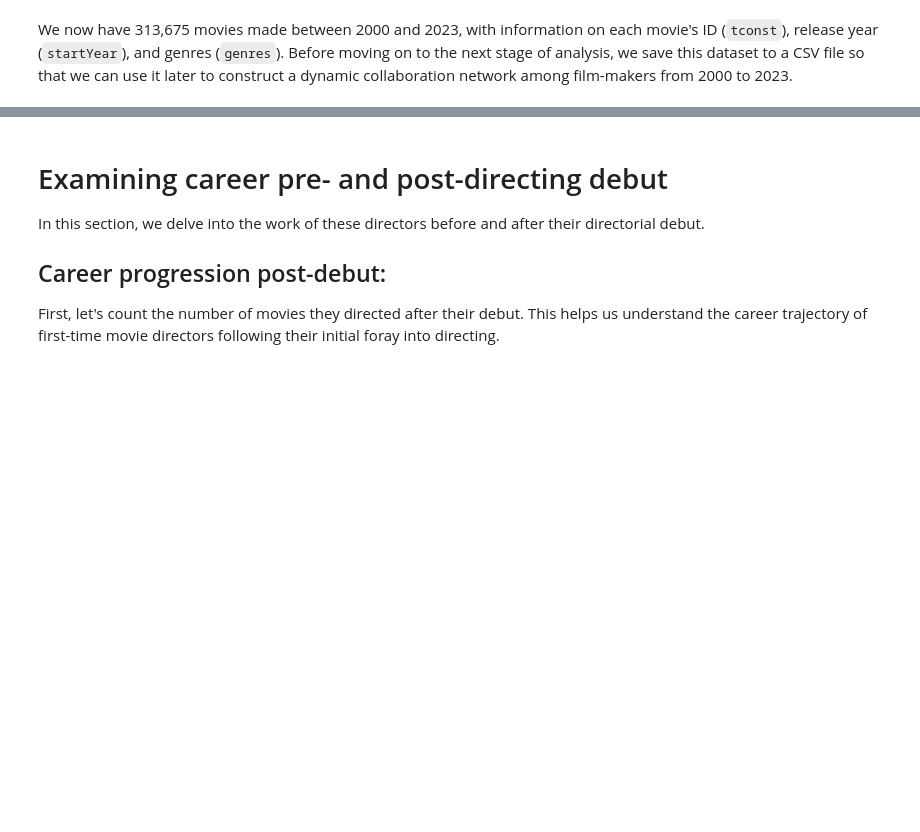
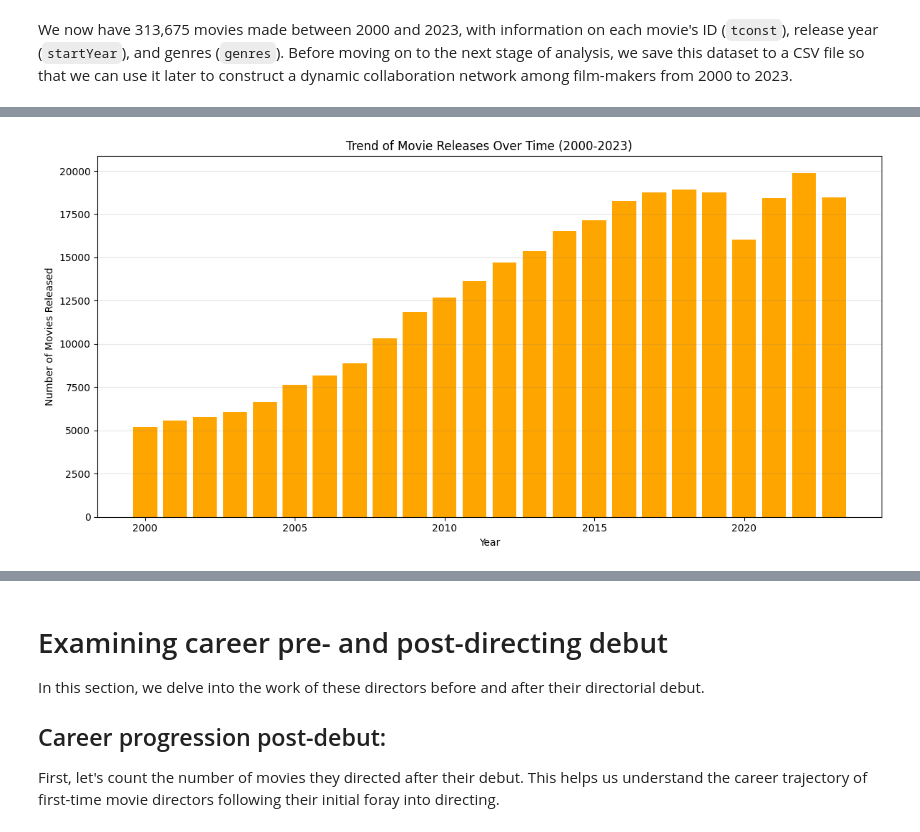
Before and after one commit to nhunguyen0901/SocialNetworks_CareerLongevity, a Jupyter notebook: Phase_1_Tracking_Movie_Directors_Career.ipynb, the cells around one changed output, grey strips where cells are left out. Saved outputs shown, nothing was run; the diff lists cells and outputs as text; code cells hidden in the pictures; blank space fills up the shorter version.

Commit message:
add visualization to first notebook

```diff
--- a/Phase_1_Tracking_Movie_Directors_Career.ipynb
+++ b/Phase_1_Tracking_Movie_Directors_Career.ipynb
@@ -273,0 +174,15 @@ df_ratings.head()
+# %%
+# Group by startYear and count the number of movies
+movies_by_year = movies_2000_2023.groupby('startYear').size()
+
+# Plotting
+plt.figure(figsize=(12, 6))
+plt.bar(movies_by_year.index, movies_by_year.values, color='orange')
+plt.title('Trend of Movie Releases Over Time (2000-2023)')
+plt.xlabel('Year')
+plt.ylabel('Number of Movies Released')
+plt.grid(axis='y', color='grey', alpha=0.2)
+plt.tight_layout()
+plt.show()
+# %% [output]
+[figure, added]
```
Also changed, not shown: parts of 62 cells of this notebook, 2 other files.
